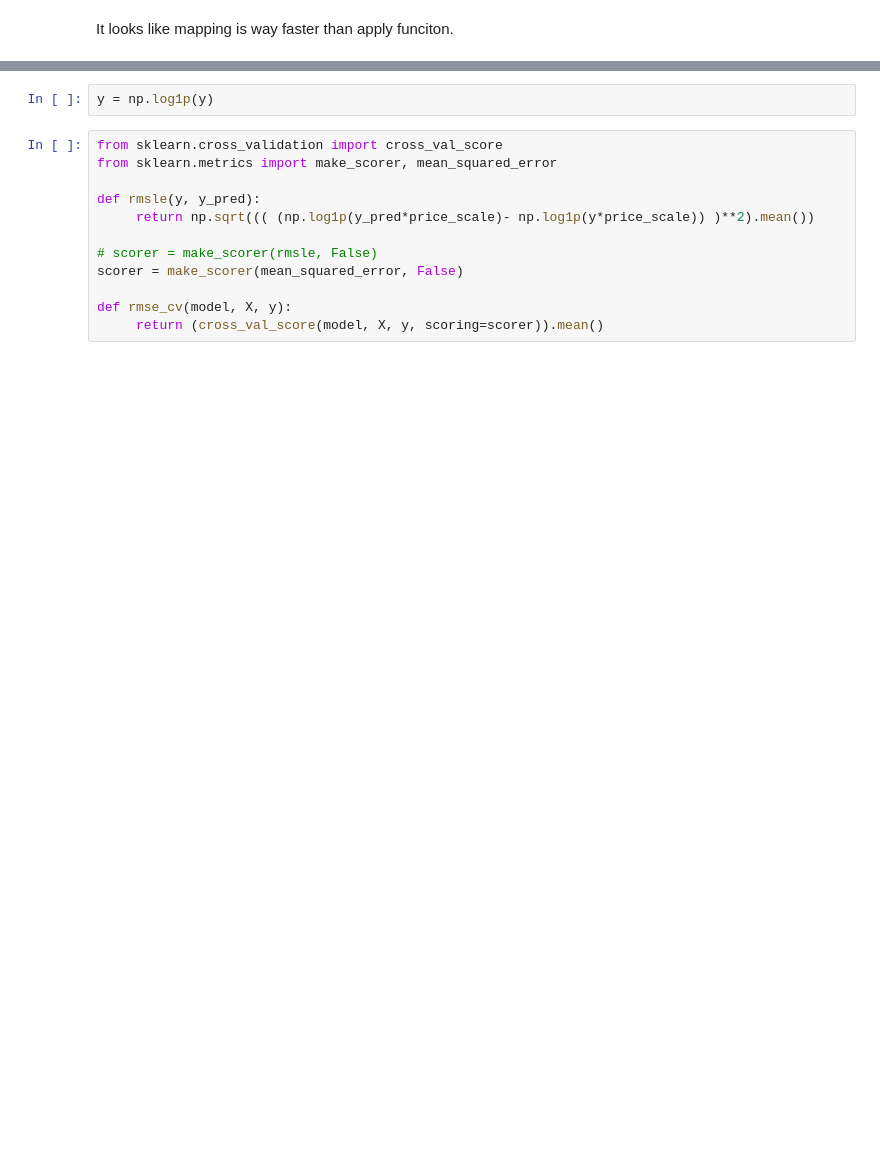
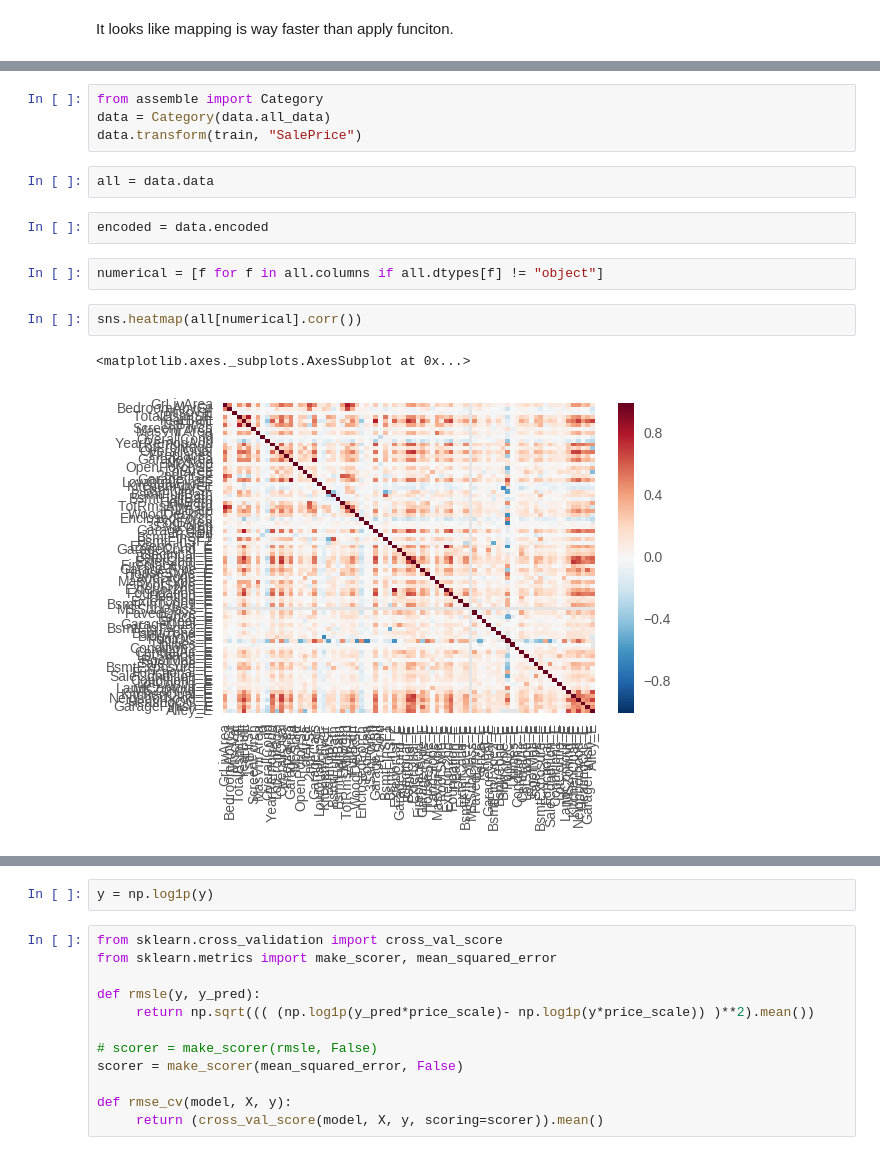
Before and after one commit to dolremi/Housing_Price, a Jupyter notebook: notebook/features.ipynb, the cells around one changed output, grey strips where cells are left out. Drawn from its saved outputs; the diff is of its cells as text; blank space fills up the shorter version.

```diff
--- a/notebook/features.ipynb
+++ b/notebook/features.ipynb
@@ -248,0 +199,15 @@ scatter_matrix(X, figsize=(12,12), diagonal="kde")
+# %%
+from assemble import Category
+data = Category(data.all_data)
+data.transform(train, "SalePrice")
+# %%
+all = data.data
+# %%
+encoded = data.encoded
+# %%
+numerical = [f for f in all.columns if all.dtypes[f] != "object"]
+# %%
+sns.heatmap(all[numerical].corr())
+# %% [output]
+<matplotlib.axes._subplots.AxesSubplot at 0x...>
+[figure, added]
```
Also changed, not shown: parts of 57 cells of this notebook, 5 other files.
